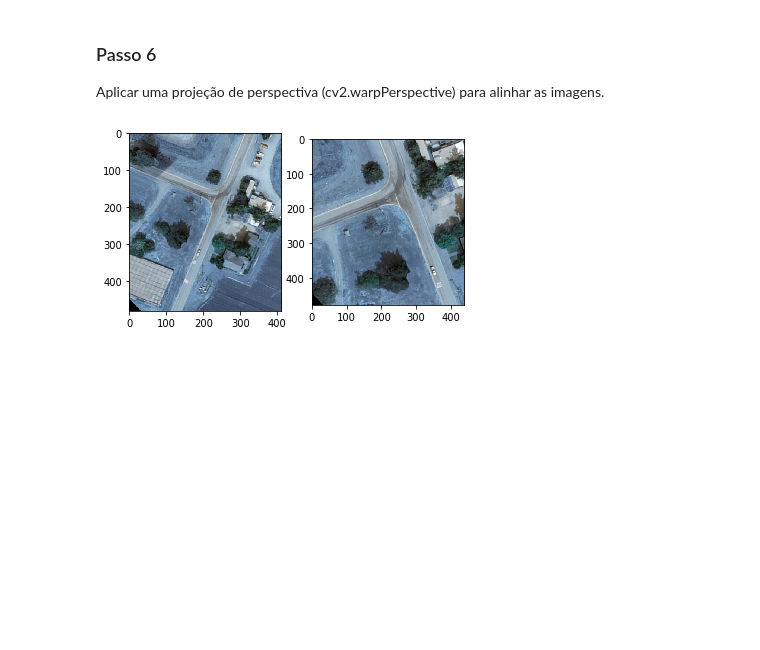
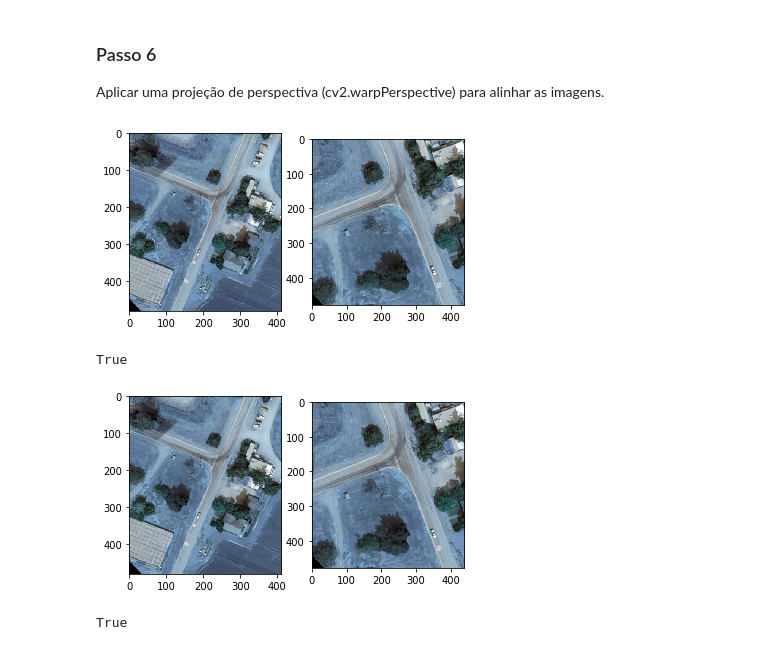
Before and after one commit to luizcartolano2/mc920, a Jupyter notebook: proj4-2019/proj4.ipynb, the cells around one changed output. Drawn from its saved outputs; the diff is of its cells as text; code cells hidden in the pictures; blank space fills up the shorter version.

Commit message:
imagens alinhadas

```diff
--- a/proj4-2019/proj4.ipynb
+++ b/proj4-2019/proj4.ipynb
@@ -150,10 +150,28 @@ Matriz de homografia encontrada para o metodo SURF:
 ### Passo 6
 Aplicar uma projeção de perspectiva (cv2.warpPerspective) para alinhar as imagens.
 # %%
-aa = cv2.warpPerspective(img_a, sift_M, (img_a.shape[0], img_a.shape[1]))
-bb = cv2.warpPerspective(img_b, sift_M, (img_b.shape[0], img_b.shape[1]))
-plt.subplot(121), plt.imshow(aa)
-plt.subplot(122), plt.imshow(bb)
+img_sift_align_a = cv2.warpPerspective(img_a.copy(), sift_M, (img_a.shape[0], img_a.shape[1]))
+img_sift_align_b = cv2.warpPerspective(img_b.copy(), sift_M, (img_b.shape[0], img_b.shape[1]))
+
+plt.subplot(121), plt.imshow(img_sift_align_a)
+plt.subplot(122), plt.imshow(img_sift_align_b)
 plt.show()
+
+cv2.imwrite('outputs/foto4A-sift-aling.jpeg', img_sift_align_a)
+cv2.imwrite('outputs/foto4B-sift-aling.jpeg', img_sift_align_b)
 # %% [output]
 [figure]
+True
+# %%
+img_surf_align_a = cv2.warpPerspective(img_a.copy(), surf_M, (img_a.shape[0], img_a.shape[1]))
+img_surf_align_b = cv2.warpPerspective(img_b.copy(), surf_M, (img_b.shape[0], img_b.shape[1]))
+
+plt.subplot(121), plt.imshow(img_surf_align_a)
+plt.subplot(122), plt.imshow(img_surf_align_b)
+plt.show()
+
+cv2.imwrite('outputs/foto4A-surf-aling.jpeg', img_surf_align_a)
+cv2.imwrite('outputs/foto4B-surf-aling.jpeg', img_surf_align_b)
+# %% [output]
+[figure, added]
+True
```
Also changed, not shown: 8 other files.
